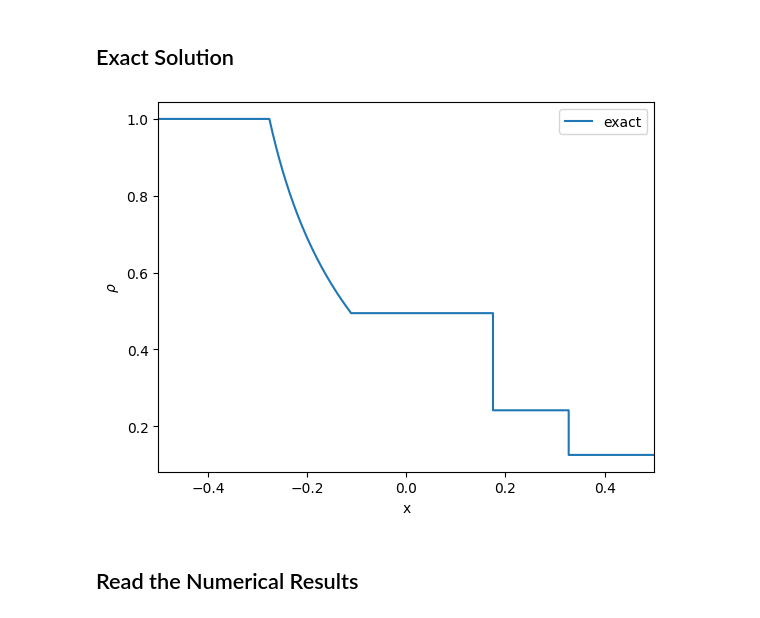
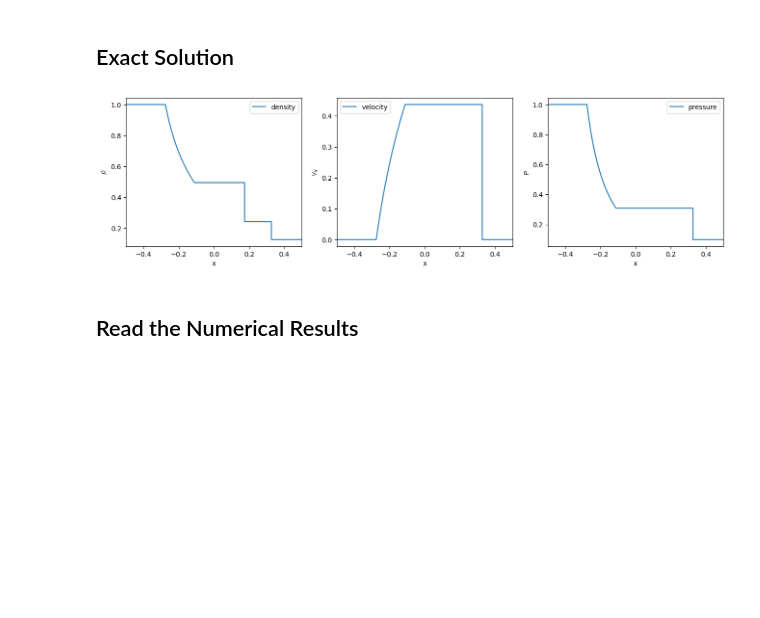
Before and after one commit to lisam10/numerical_relativity_2025, a Jupyter notebook: Einstein_Toolkit_Tutorials/ETK_1D_plots.ipynb, the cells around one changed output. Cells and saved outputs as stored; diff of their text form; code cells hidden in the pictures; blank space fills up the shorter version.

```diff
--- a/Einstein_Toolkit_Tutorials/ETK_1D_plots.ipynb
+++ b/Einstein_Toolkit_Tutorials/ETK_1D_plots.ipynb
@@ -19,15 +19,23 @@ vy_exact=exact[:,4]
 vz_exact=exact[:,5]
 By_exact=exact[:,6]
 Bz_exact=exact[:,7]
-# %%
-plt.plot(x_exact, rho_exact, label="exact")
-plt.xlim(-0.5, 0.5)
-plt.xlabel('x')
-plt.ylabel(r'$\rho$')
-plt.legend()
-plt.show()
-# %% [output]
-[figure, removed]
+# %%
+fig, ax = plt.subplots(1, 3, figsize=(16, 4))
+ax[0].plot(x_exact, rho_exact, label="density")
+ax[0].set(xlim= [-0.5, 0.5], xlabel='x', ylabel=r'$\rho$')
+ax[0].legend()
+
+ax[1].plot(x_exact, vx_exact, label="velocity")
+ax[1].set(xlim= [-0.5, 0.5], xlabel='x', ylabel=r'$v_x$')
+ax[1].legend()
+
+ax[2].plot(x_exact, press_exact, label="pressure")
+ax[2].set(xlim= [-0.5, 0.5], xlabel='x', ylabel='P')
+ax[2].legend()
+
+plt.show()
+# %% [output]
+[figure, added]
 # %% [markdown]
 ## Read the Numerical Results
 # %%
```
Also changed, not shown: parts of 12 cells of this notebook.
